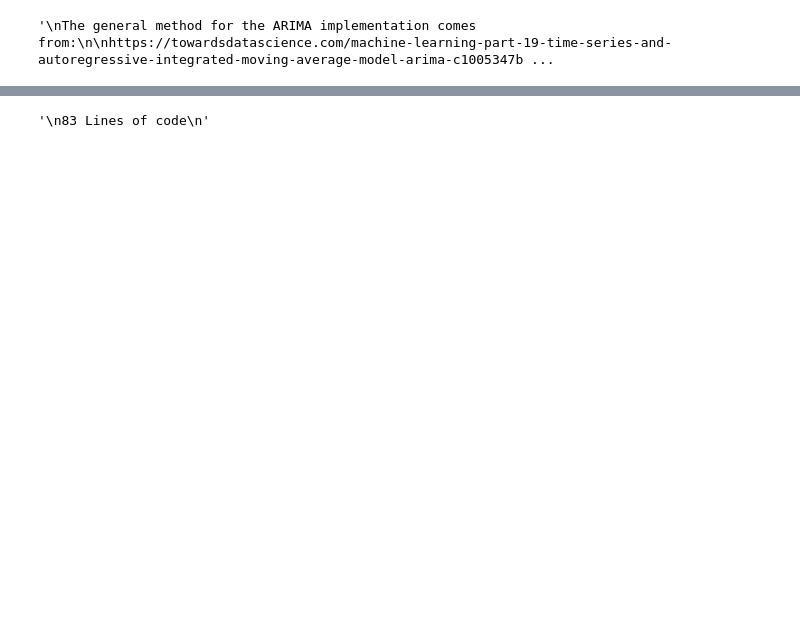
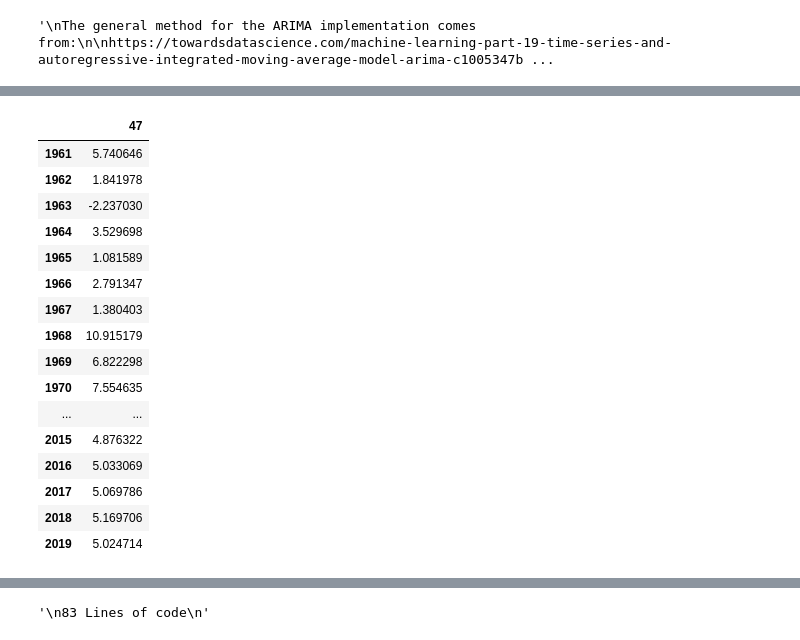
Before and after one commit to FarhanHabibie/UG-Project-Farhan, a Jupyter notebook: ARIMA VARMA Forecasts/ARIMA Univariate Forecast.ipynb, the cells around one changed output, grey strips where cells are left out. Cells and saved outputs as stored; diff of their text form; code cells hidden in the pictures; blank space fills up the shorter version.

```diff
--- a/ARIMA VARMA Forecasts/ARIMA Univariate Forecast.ipynb
+++ b/ARIMA VARMA Forecasts/ARIMA Univariate Forecast.ipynb
@@ -159,6 +151,26 @@ Critical Values:
 # %%
 train = data[:int(len(data)*0.8)]
 test = data[int(len(data)*0.8):]
+# %%
+data
+# %% [output]
+|  | 47 |
+| 1961 | 5.740646 |
+| 1962 | 1.841978 |
+| 1963 | -2.237030 |
+| 1964 | 3.529698 |
+| 1965 | 1.081589 |
+| 1966 | 2.791347 |
+| 1967 | 1.380403 |
+| 1968 | 10.915179 |
+| 1969 | 6.822298 |
+| 1970 | 7.554635 |
+| ... | ... |
+| 2015 | 4.876322 |
+| 2016 | 5.033069 |
+| 2017 | 5.069786 |
+| 2018 | 5.169706 |
+| 2019 | 5.024714 |
 # %%
 """
 reused and modified from:
```
Also changed, not shown: parts of 13 cells of this notebook, 3 other files.
